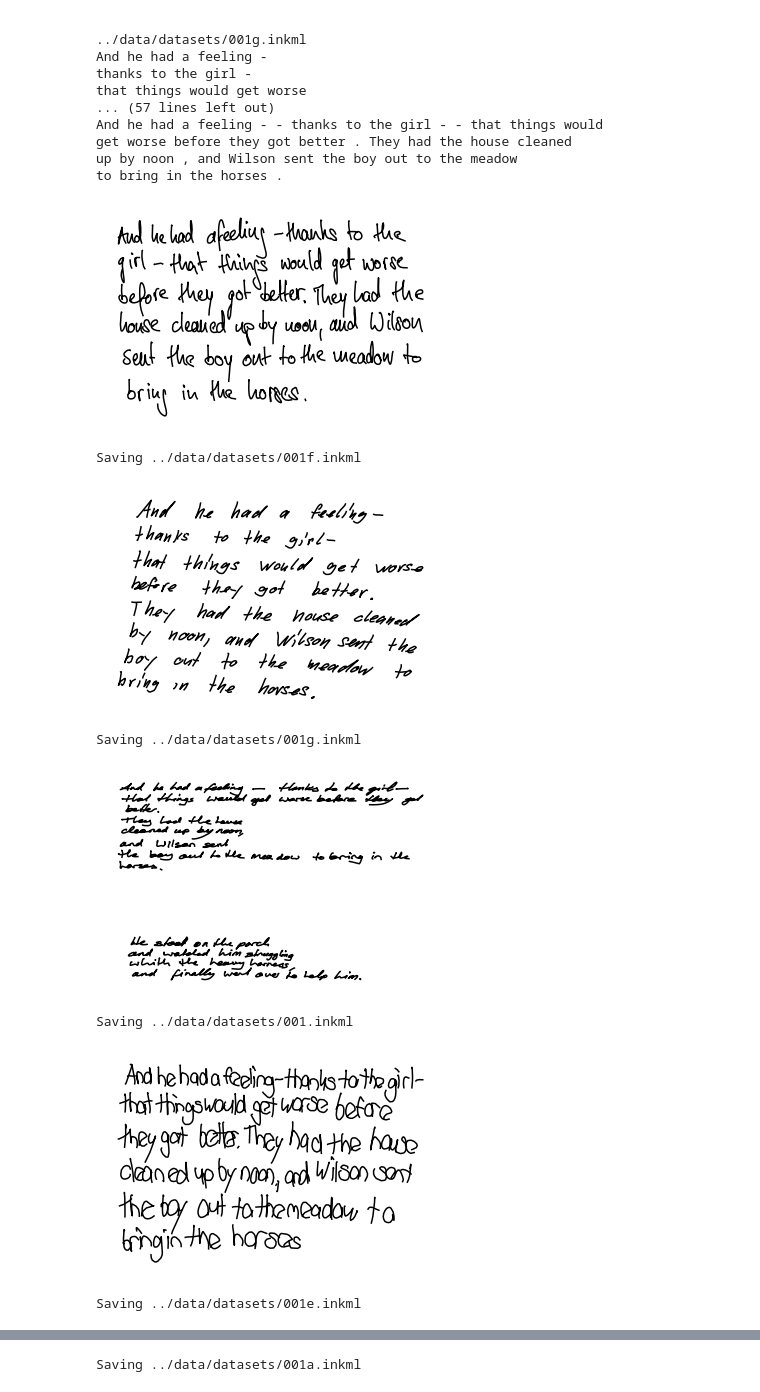
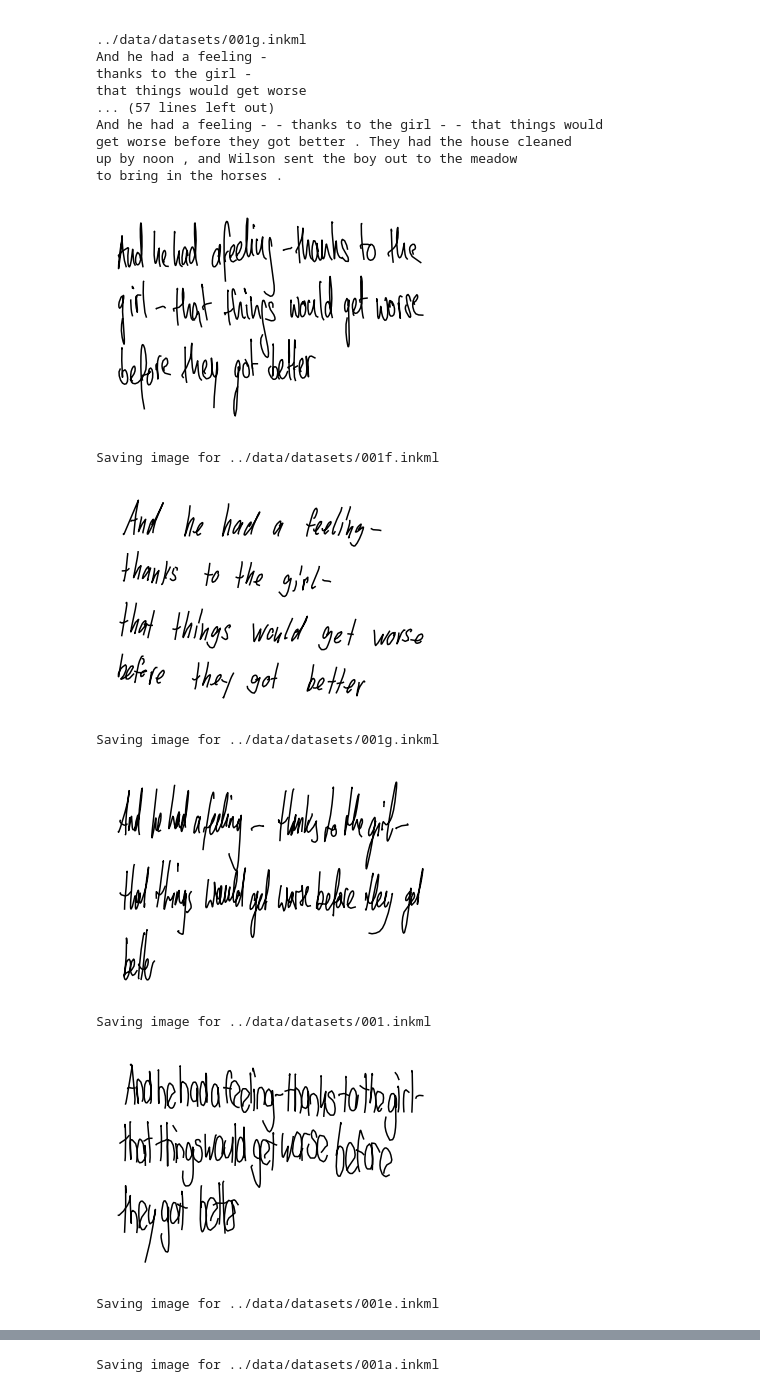
Before and after one commit to CustardTart32/digital-pen-backend, a Jupyter notebook: xml_parser/notebooks/read_xml.ipynb, the cells around one changed output, grey strips where cells are left out. Cells and saved outputs as stored; diff of their text form; code cells hidden in the pictures.

Commit message:
Images only render part of the text and png files added to gitignore

```diff
--- a/xml_parser/notebooks/read_xml.ipynb
+++ b/xml_parser/notebooks/read_xml.ipynb
@@ -292,34 +312,43 @@ words_arr = read_ink("../data/datasets/001a.inkml")
-# %%
-ref_dict = get_digital_ink("../data/datasets/001e.inkml")
 # %%
-for f in glob.glob("../data/datasets/*1*.inkml"):
-    print("Saving", f)
+final_refs = get_final_refs()
+
+# Save image to png file
+# TODO: Some images need to be resized
+def save_image(f, final_refs):
 
     filename = f.split("/")[3].split(".")[0]
 
     textLines, lines = read_ink(f)
     ref_dict = get_digital_ink(f)
 
     for textLine in textLines:
         for word_dict in textLine:
             for ref in word_dict["refs"]:
                 x,y,t,p = construct_time_series(ref_dict[ref].strip(), get_transformation_matrix(matrices, f))
                 t_filled = get_time_gaps(t)
                 x_filled = np.interp(t_filled, t, x)
                 y_filled = np.interp(t_filled, t, y)
                 plt.plot(x_filled, y_filled, color = "black")
 
-    plt.gca().invert_yaxis()
-    plt.axis("off")
-    plt.savefig("../data/screenshots/" + filename + ".png", facecolor = "w", bbox_inches="tight")
-    # plt.close()
-    plt.show()
+                if ref == final_refs[filename]:
+                    print("Saving image for", f)
+                    plt.gca().invert_yaxis()
+                    plt.axis("off")
+                    plt.savefig("../data/screenshots/" + filename + ".png", facecolor = "w", bbox_inches="tight", dpi=250)
+                    plt.show()
+                    return
+
+    print("Image not generated for", f)
+    return
+
+for f in glob.glob("../data/datasets/*1*.inkml"):
+    fig = save_image(f, final_refs)
 # %% [output]
-[figure, old version]
+[figure, new version]
-Saving ../data/datasets/001f.inkml
+Saving image for ../data/datasets/001f.inkml
-[figure, old version]
+[figure, new version]
-Saving ../data/datasets/001g.inkml
+Saving image for ../data/datasets/001g.inkml
-[figure, old version]
+[figure, new version]
-Saving ../data/datasets/001.inkml
+Saving image for ../data/datasets/001.inkml
-[figure, old version]
+[figure, new version]
-Saving ../data/datasets/001e.inkml
+Saving image for ../data/datasets/001e.inkml
@@ -327 +356 @@ Saving ../data/datasets/001e.inkml
-Saving ../data/datasets/001a.inkml
+Saving image for ../data/datasets/001a.inkml
```
Also changed, not shown: parts of 5 cells of this notebook, 9 other files.
